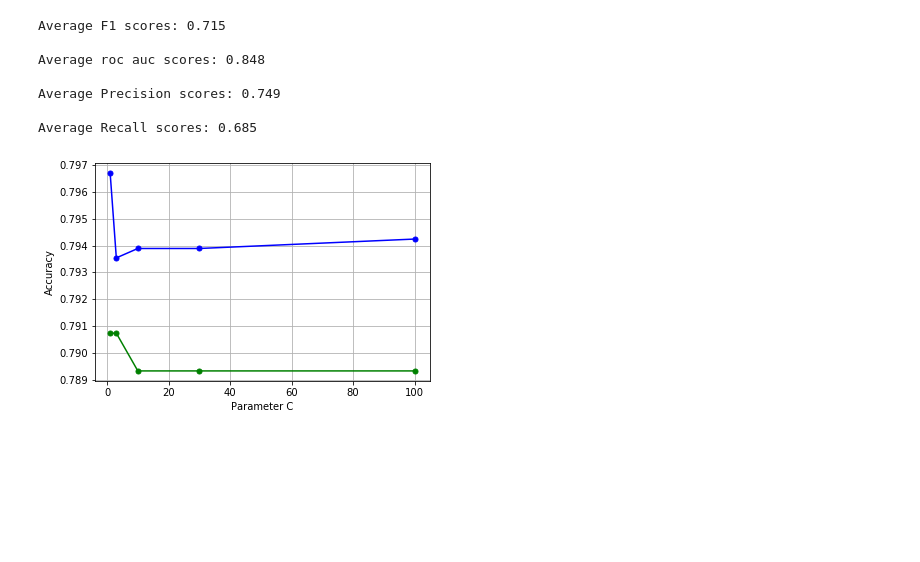
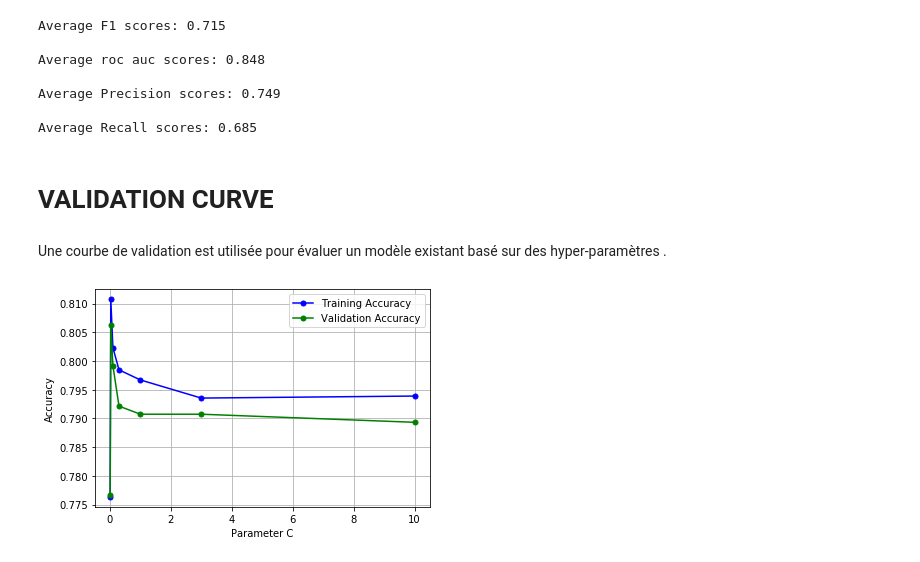
Before and after one commit to camillesauer/titanic_cross_validation, a Jupyter notebook: notebook/Cross Validation.ipynb, the cells around one changed output. Saved outputs shown, nothing was run; the diff lists cells and outputs as text; code cells hidden in the pictures; blank space fills up the shorter version.

```diff
--- a/notebook/Cross Validation.ipynb
+++ b/notebook/Cross Validation.ipynb
@@ -169,34 +169,41 @@ Average roc auc scores: 0.848
 Average Precision scores: 0.749
 
 Average Recall scores: 0.685
+# %% [markdown]
+# VALIDATION CURVE
 # %%
 from sklearn.model_selection import validation_curve
+# %% [markdown]
+Une courbe de validation est utilisée pour évaluer un modèle existant basé sur des hyper-paramètres .
 # %%
 # Get Training and test scores using validation curve method
 # Pay attention to the parameter values range set as param_range
 #
-param_range = [1,3,10,30,100]
+param_range = [0.01, 0.03,0.1, 0.3, 1, 3, 10]
 train_scores, test_scores = validation_curve(estimator=clf,
                                              X=X_train, y=y_train,
                                              cv=5,
 param_name='classifier__C', param_range=param_range)
 #
 # Find the mean of training and test scores out of 10-fod StratifiedKFold cross validation run as part fo execution of validation curve
 #
 train_mean = np.mean(train_scores, axis=1)
 test_mean = np.mean(test_scores, axis=1)
 #
 # Plot the model scores (accuracy) against the paramater range
 #
 plt.plot(param_range, train_mean,
          marker='o', markersize=5,
-         color='blue', label='Training Accuracy')
+         color='blue',
+         label='Training Accuracy')
 plt.plot(param_range, test_mean,
          marker='o', markersize=5,
-         color='green', label='Validation Accuracy')
+         color='green',
+         label='Validation Accuracy')
 plt.xlabel('Parameter C')
 plt.ylabel('Accuracy')
+plt.legend(loc = 'best')
 plt.grid()
 plt.show()
 # %% [output]
-[figure, old version]
+[figure, new version]
```
Also changed, not shown: parts of 8 cells of this notebook.
